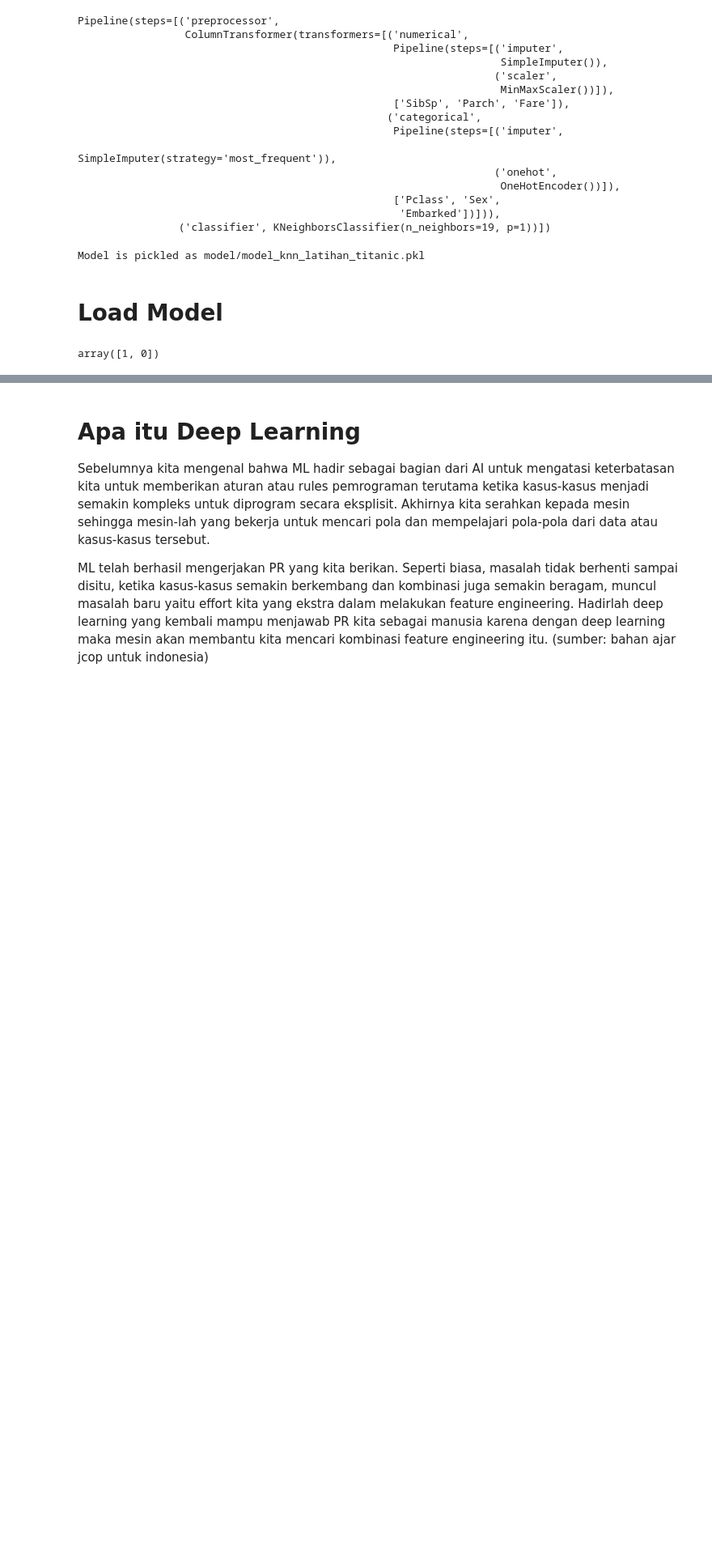
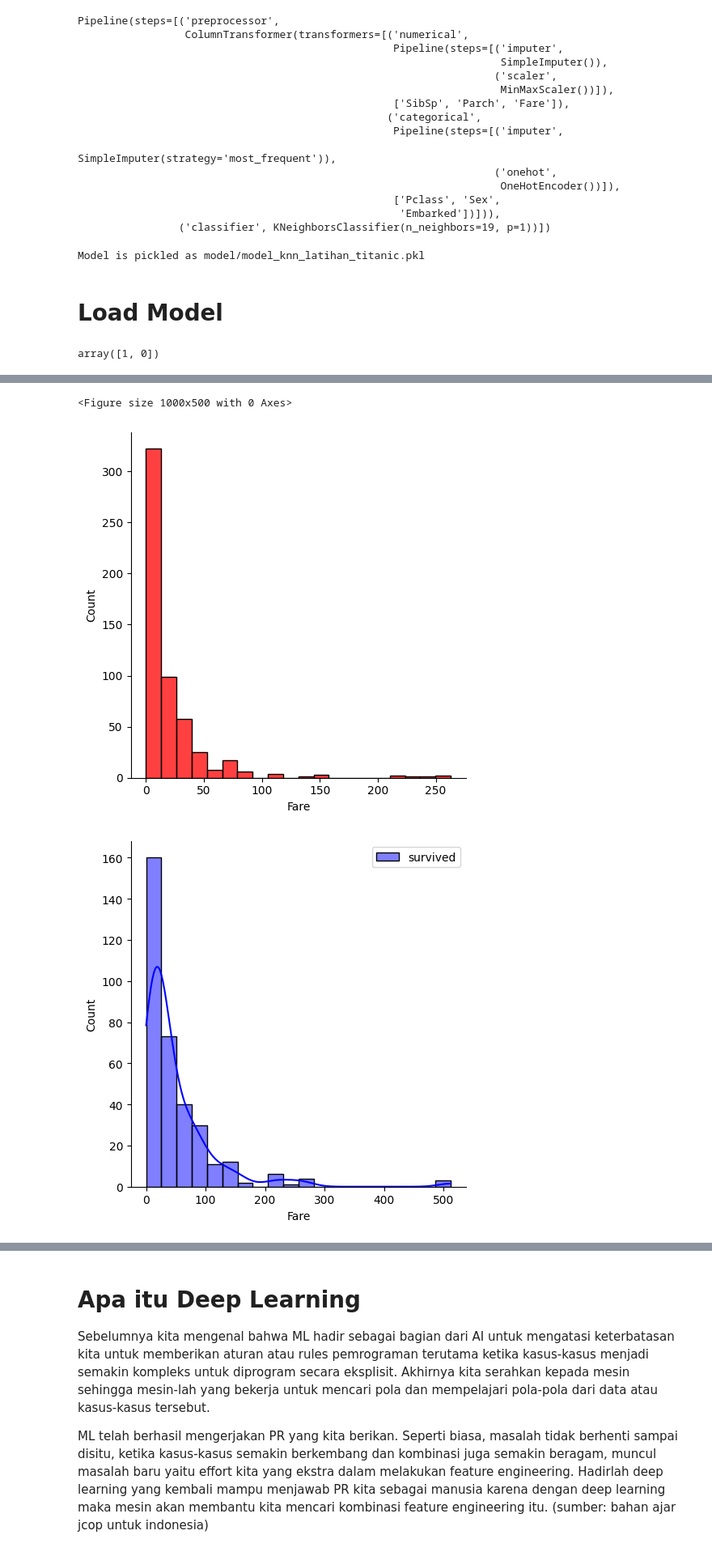
Before and after one commit to budsains/materi, a Jupyter notebook: material_book.ipynb, the cells around one changed output, grey strips where cells are left out. Shown at 81% size. Cells and saved outputs as stored; diff of their text form; code cells hidden in the pictures; blank space fills up the shorter version.

```diff
--- a/material_book.ipynb
+++ b/material_book.ipynb
@@ -853,0 +938,9 @@ array([1, 0])
+# %%
+plt.figure(figsize=(10,5))
+sns.displot(df.Fare[df.Survived==0], bins=20 , color="r", label="not survived") # artinya 20 bin sama rata (bisa juga dicustom manual)
+sns.displot(df.Fare[df.Survived==1], bins=20 ,  color="b", label="survived", kde=True)
+plt.legend();
+# %% [output]
+<Figure size 1000x500 with 0 Axes>
+[figure, added]
+[figure, added]
```
Also changed, not shown: parts of 50 cells of this notebook.
